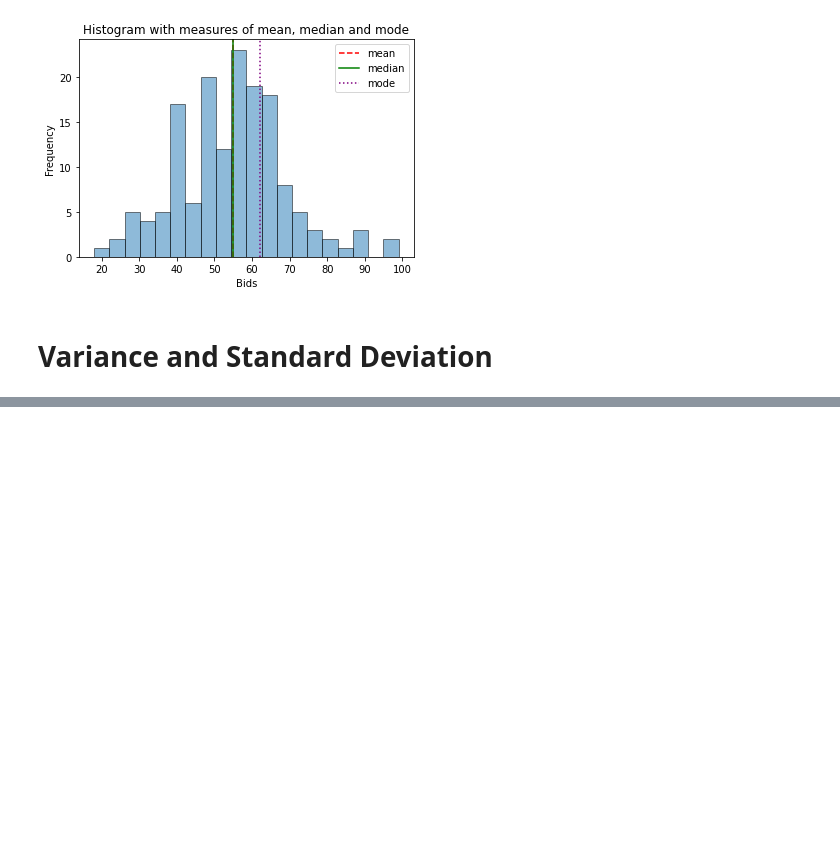
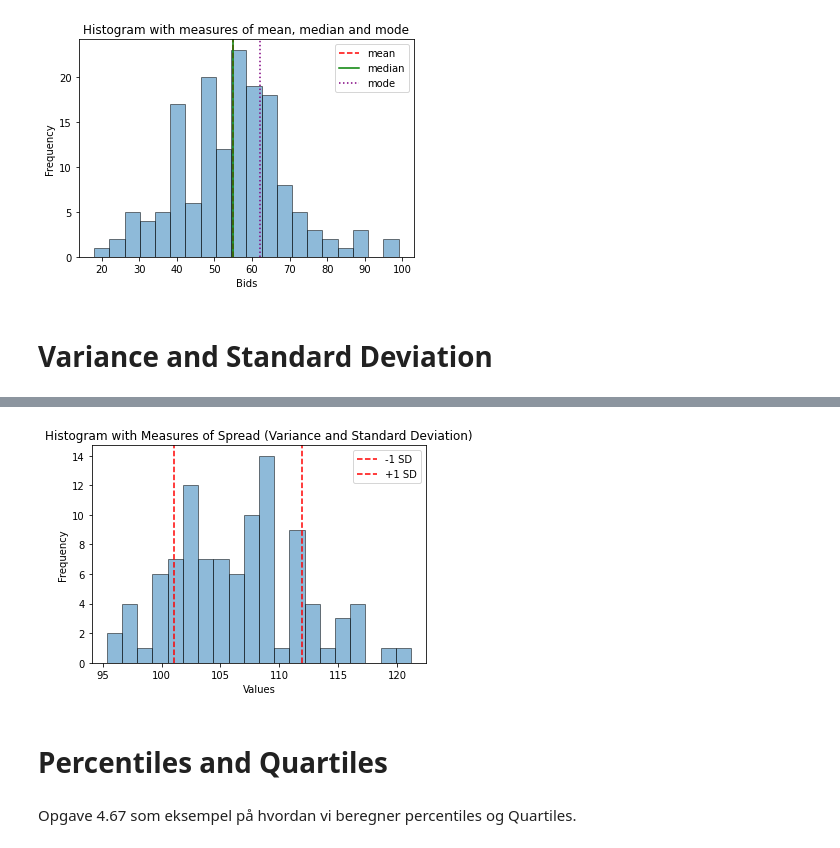
Before and after one commit to louisehviid/KM2023, a Jupyter notebook: Workshop3_descriptive_stats.ipynb, the cells around one changed output, grey strips where cells are left out. Drawn from its saved outputs; the diff is of its cells as text; code cells hidden in the pictures; blank space fills up the shorter version.

```diff
--- a/Workshop3_descriptive_stats.ipynb
+++ b/Workshop3_descriptive_stats.ipynb
@@ -115,0 +175,21 @@ plt.show()
+# %%
+# Plotting the histogram of the column data
+plt.hist(data['Prozac'], bins=20, edgecolor='black', alpha=0.5)
+
+# Adding vertical lines to represent one standard deviation above and below the mean
+mean = data['Prozac'].mean()
+plt.axvline(mean - standard_deviation, color='red', linestyle='--', label='-1 SD')
+plt.axvline(mean + standard_deviation, color='red', linestyle='--', label='+1 SD')
+
+# Adding labels to the x-axis and y-axis
+plt.xlabel('Values')
+plt.ylabel('Frequency')
+
+# Adding a title to the plot
+plt.title('Histogram with Measures of Spread (Variance and Standard Deviation)')
+
+# Displaying the plot
+plt.legend()
+plt.show()
+# %% [output]
+[figure, added]
@@ -115,0 +200,4 @@ plt.show()
+# %% [markdown]
+# Percentiles and Quartiles
+# %% [markdown]
+Opgave 4.67 som eksempel på hvordan vi beregner percentiles og Quartiles.
```
Also changed, not shown: parts of 12 cells of this notebook.
